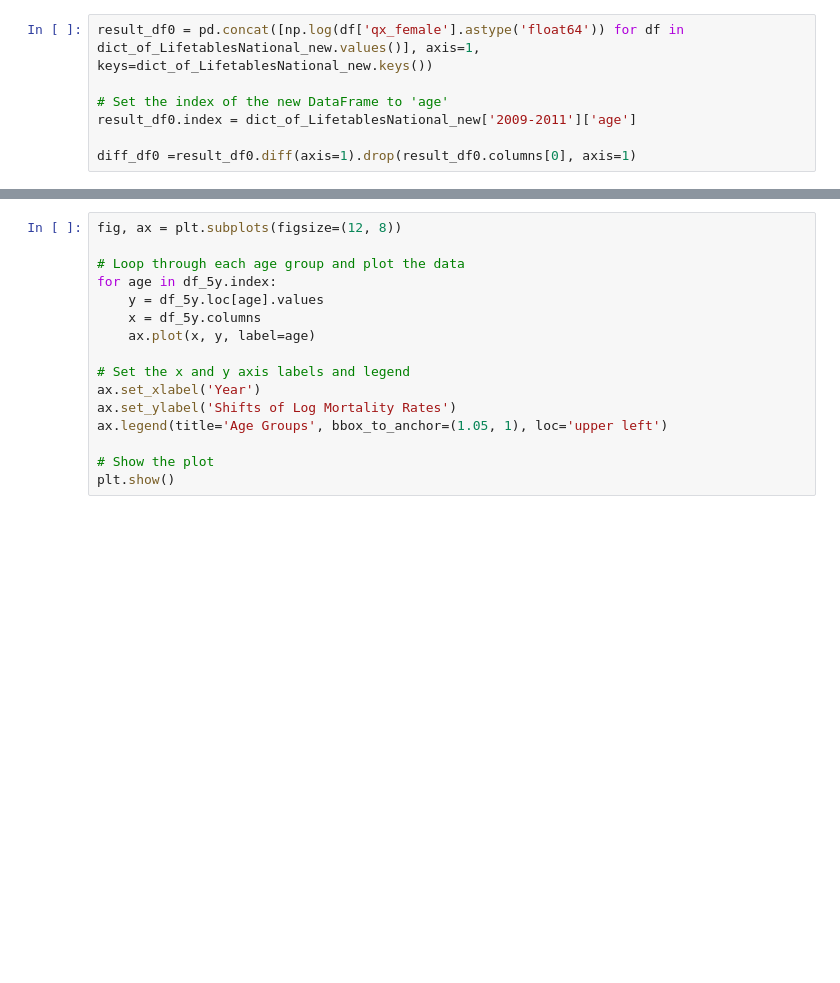
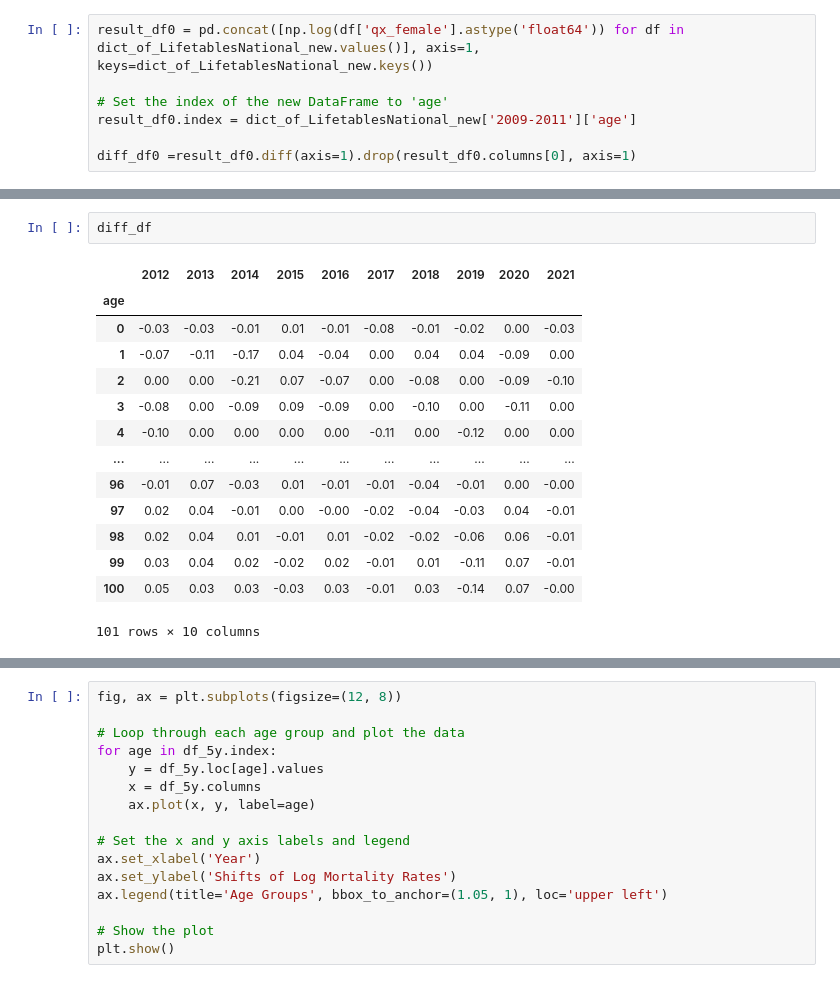
Before and after one commit to LyuLingfeng95/PhDProject1, a Jupyter notebook: Project2_mortality.ipynb, the cells around one changed output, grey strips where cells are left out. Drawn from its saved outputs; the diff is of its cells as text; blank space fills up the shorter version.

```diff
--- a/Project2_mortality.ipynb
+++ b/Project2_mortality.ipynb
@@ -308,3 +328,20 @@ plt.show()
+# %%
+diff_df
+# %% [output]
+|  | 2012 | 2013 | 2014 | 2015 | 2016 | 2017 | 2018 | 2019 | 2020 | 2021 |
+| age |  |  |  |  |  |  |  |  |  |  |
+| 0 | -0.03 | -0.03 | -0.01 | 0.01 | -0.01 | -0.08 | -0.01 | -0.02 | 0.00 | -0.03 |
+| 1 | -0.07 | -0.11 | -0.17 | 0.04 | -0.04 | 0.00 | 0.04 | 0.04 | -0.09 | 0.00 |
+| 2 | 0.00 | 0.00 | -0.21 | 0.07 | -0.07 | 0.00 | -0.08 | 0.00 | -0.09 | -0.10 |
+| 3 | -0.08 | 0.00 | -0.09 | 0.09 | -0.09 | 0.00 | -0.10 | 0.00 | -0.11 | 0.00 |
+| 4 | -0.10 | 0.00 | 0.00 | 0.00 | 0.00 | -0.11 | 0.00 | -0.12 | 0.00 | 0.00 |
+| ... | ... | ... | ... | ... | ... | ... | ... | ... | ... | ... |
+| 96 | -0.01 | 0.07 | -0.03 | 0.01 | -0.01 | -0.01 | -0.04 | -0.01 | 0.00 | -0.00 |
+| 97 | 0.02 | 0.04 | -0.01 | 0.00 | -0.00 | -0.02 | -0.04 | -0.03 | 0.04 | -0.01 |
+| 98 | 0.02 | 0.04 | 0.01 | -0.01 | 0.01 | -0.02 | -0.02 | -0.06 | 0.06 | -0.01 |
+| 99 | 0.03 | 0.04 | 0.02 | -0.02 | 0.02 | -0.01 | 0.01 | -0.11 | 0.07 | -0.01 |
+| 100 | 0.05 | 0.03 | 0.03 | -0.03 | 0.03 | -0.01 | 0.03 | -0.14 | 0.07 | -0.00 |
+101 rows × 10 columns
 # %%
 diff_df_65_89 = diff_df.loc[65:89]
 
```
Also changed, not shown: parts of 28 cells of this notebook, 13 other files.
